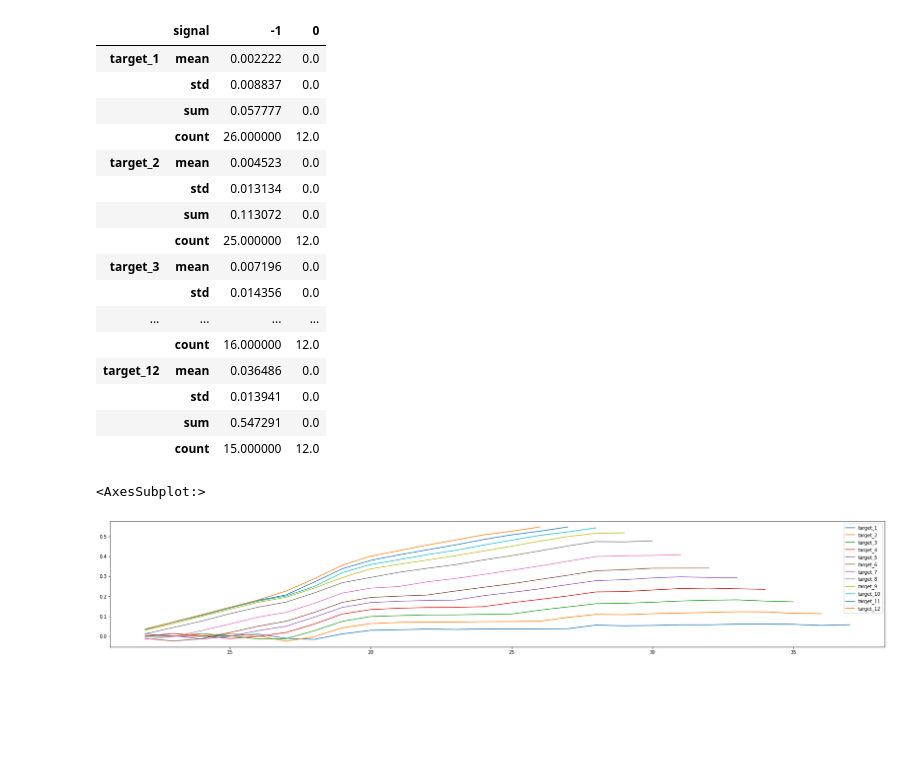
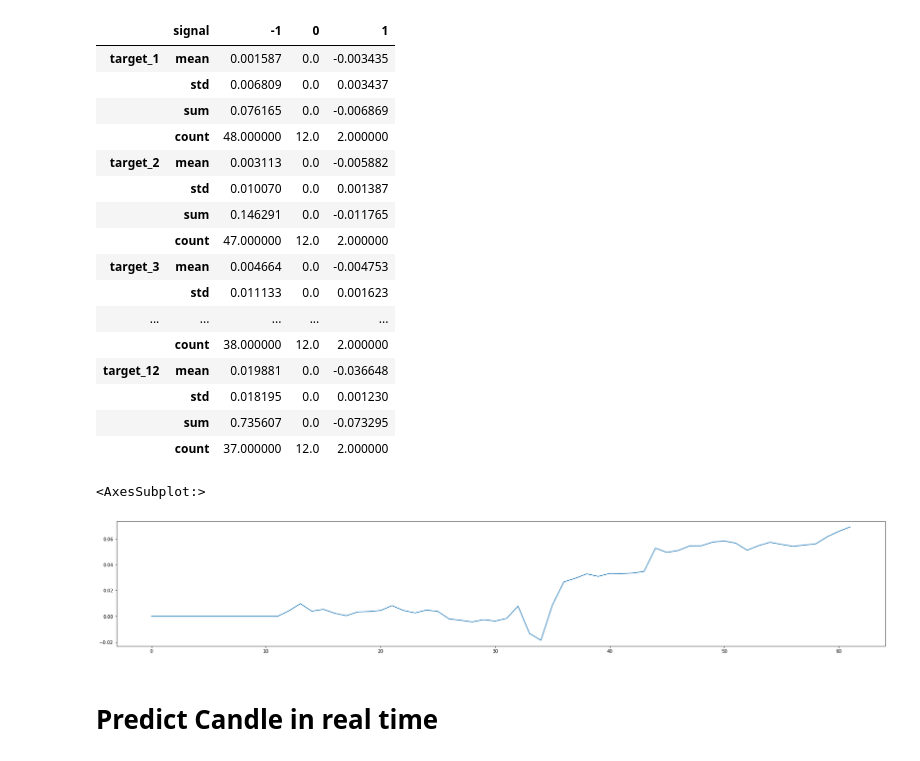
Before and after one commit to sergio12S/quant-AI, a Jupyter notebook: analyse_rnn.ipynb, the cells around one changed output. Cells and saved outputs as stored; diff of their text form; code cells hidden in the pictures; blank space fills up the shorter version.

Commit message:
Research. Predict in real time

```diff
--- a/analyse_rnn.ipynb
+++ b/analyse_rnn.ipynb
@@ -11,5 +35,5 @@ with open('ensemble.pickle', 'rb') as f:
 # %%
-NUMBER_OF_MODEL = 5# 0 - 11
+NUMBER_OF_MODEL = 0# 0 - 11
 predicted = ensemble.get_predicted()
 indexes_split = ensemble.stores[NUMBER_OF_MODEL].indexes_split
 price_data = ensemble.stores[NUMBER_OF_MODEL].dataset
@@ -120,25 +156,27 @@ for i in range(1, 13):
 # %%
 trading_data.groupby('signal')[columns].agg(['mean', 'std', 'sum', 'count']).T
 # %% [output]
-|  | signal | -1 | 0 |
-| target_1 | mean | 0.002222 | 0.0 |
-|  | std | 0.008837 | 0.0 |
-|  | sum | 0.057777 | 0.0 |
-|  | count | 26.000000 | 12.0 |
-| target_2 | mean | 0.004523 | 0.0 |
-|  | std | 0.013134 | 0.0 |
-|  | sum | 0.113072 | 0.0 |
-|  | count | 25.000000 | 12.0 |
-| target_3 | mean | 0.007196 | 0.0 |
-|  | std | 0.014356 | 0.0 |
-| ... | ... | ... | ... |
-|  | count | 16.000000 | 12.0 |
-| target_12 | mean | 0.036486 | 0.0 |
-|  | std | 0.013941 | 0.0 |
-|  | sum | 0.547291 | 0.0 |
-|  | count | 15.000000 | 12.0 |
+|  | signal | -1 | 0 | 1 |
+| target_1 | mean | 0.001587 | 0.0 | -0.003435 |
+|  | std | 0.006809 | 0.0 | 0.003437 |
+|  | sum | 0.076165 | 0.0 | -0.006869 |
+|  | count | 48.000000 | 12.0 | 2.000000 |
+| target_2 | mean | 0.003113 | 0.0 | -0.005882 |
+|  | std | 0.010070 | 0.0 | 0.001387 |
+|  | sum | 0.146291 | 0.0 | -0.011765 |
+|  | count | 47.000000 | 12.0 | 2.000000 |
+| target_3 | mean | 0.004664 | 0.0 | -0.004753 |
+|  | std | 0.011133 | 0.0 | 0.001623 |
+| ... | ... | ... | ... | ... |
+|  | count | 38.000000 | 12.0 | 2.000000 |
+| target_12 | mean | 0.019881 | 0.0 | -0.036648 |
+|  | std | 0.018195 | 0.0 | 0.001230 |
+|  | sum | 0.735607 | 0.0 | -0.073295 |
+|  | count | 37.000000 | 12.0 | 2.000000 |
 # %%
-trading_data[trading_data['signal'] == -1][columns].cumsum().plot(figsize=(30, 5))
+trading_data[columns[0]].cumsum().plot(figsize=(30, 5))
 # %% [output]
 <AxesSubplot:>
-[figure, old version]
+[figure, new version]
+# %% [markdown]
+# Predict Candle in real time
```
Also changed, not shown: parts of 12 cells of this notebook, 1 other file.
